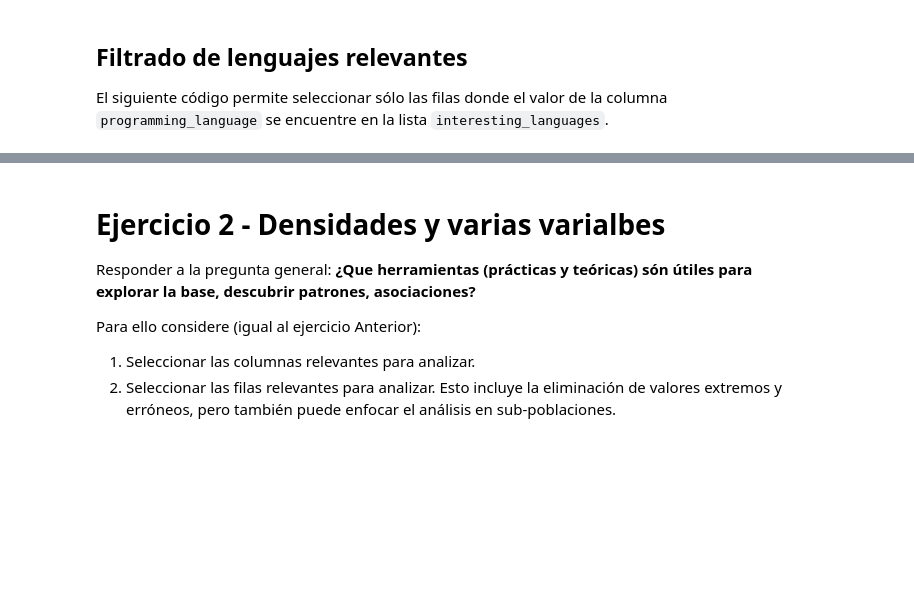
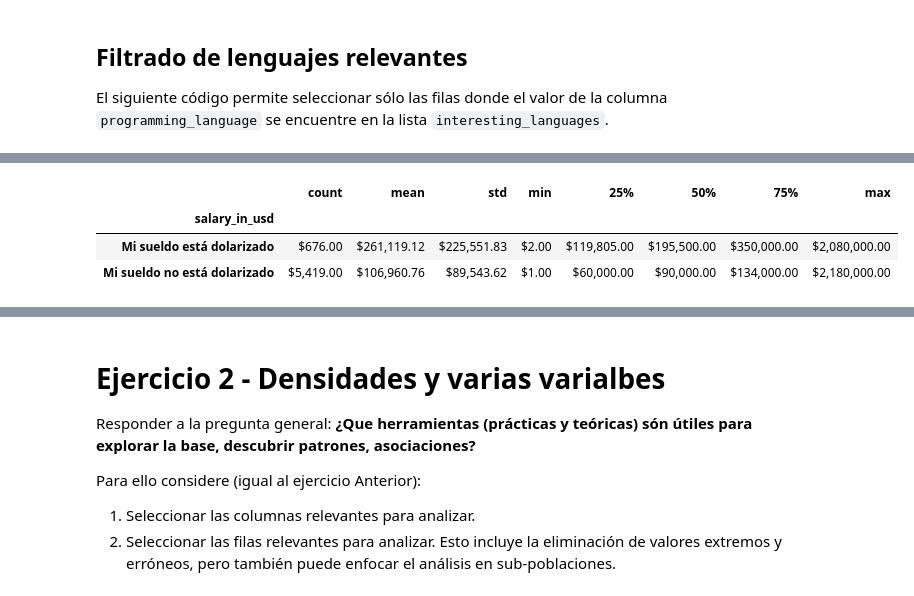
Before and after one commit to gusalvarez10/DiploDatos, a Jupyter notebook: Entregable_Parte_1.ipynb, the cells around one changed output, grey strips where cells are left out. Cells and saved outputs as stored; diff of their text form; code cells hidden in the pictures; blank space fills up the shorter version.

```diff
--- a/Entregable_Parte_1.ipynb
+++ b/Entregable_Parte_1.ipynb
@@ -143,0 +253,9 @@ filtered_df_lang[:5]
+# %%
+#Descripción de datos agrupado por salario en dólares:
+
+df['salary_monthly_BRUTO'].groupby(df['salary_in_usd']).describe()
+# %% [output]
+|  | count | mean | std | min | 25% | 50% | 75% | max |
+| salary_in_usd |  |  |  |  |  |  |  |  |
+| Mi sueldo está dolarizado | $676.00 | $261,119.12 | $225,551.83 | $2.00 | $119,805.00 | $195,500.00 | $350,000.00 | $2,080,000.00 |
+| Mi sueldo no está dolarizado | $5,419.00 | $106,960.76 | $89,543.62 | $1.00 | $60,000.00 | $90,000.00 | $134,000.00 | $2,180,000.00 |
```
Also changed, not shown: parts of 32 cells of this notebook.
